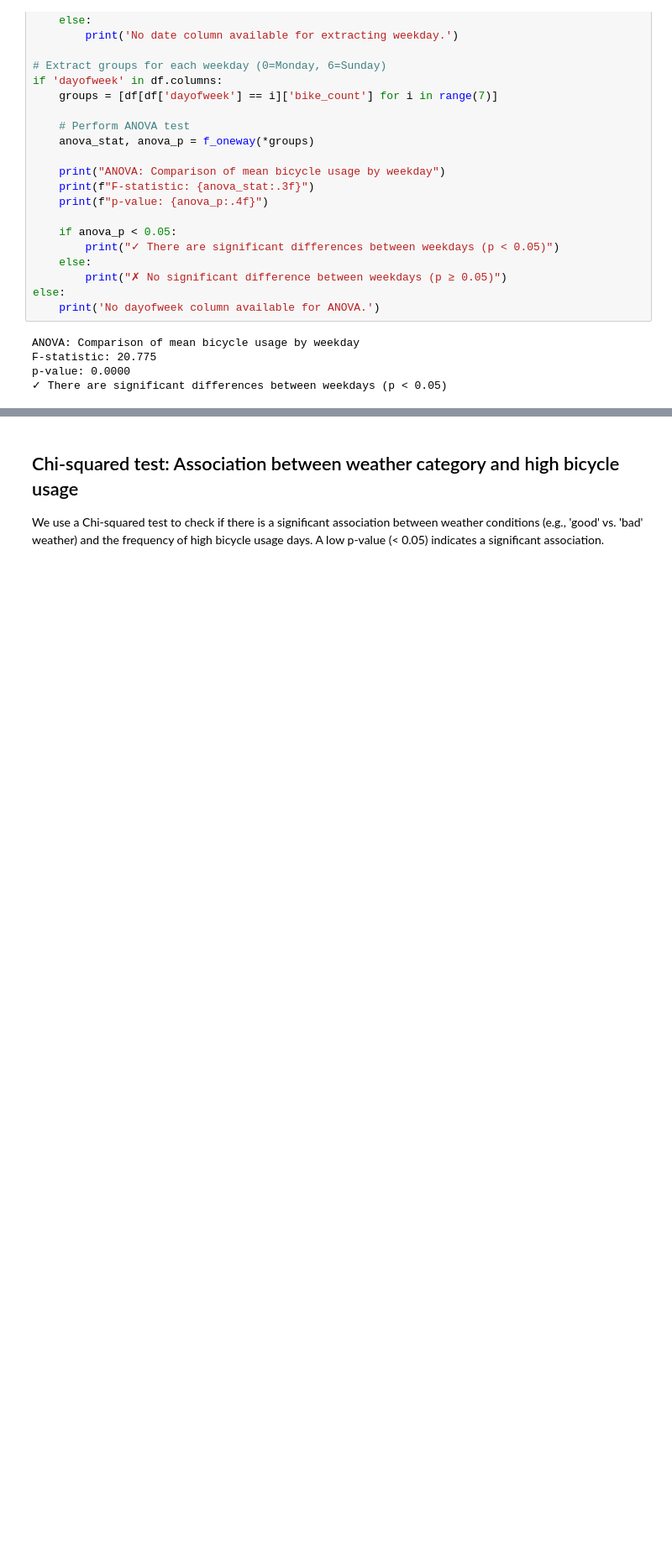
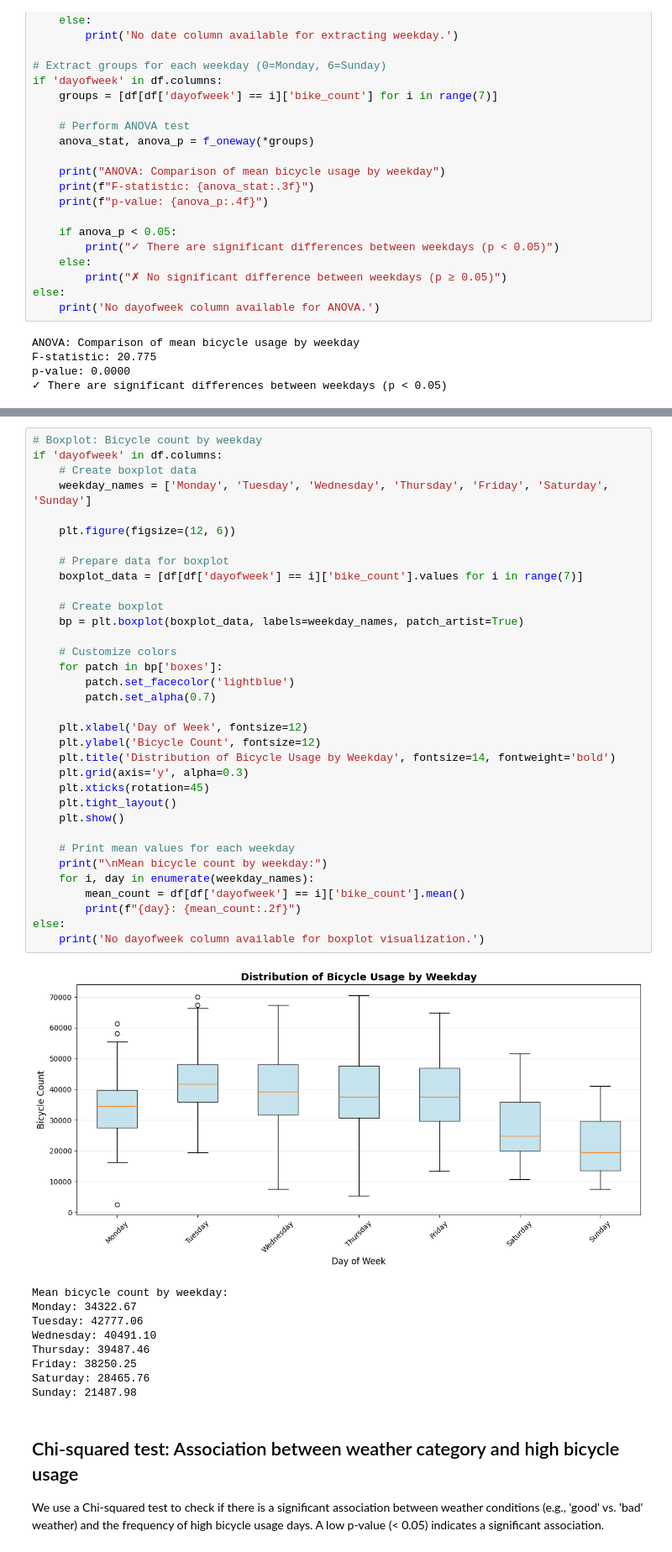
Before and after one commit to zulliand/data_analytics_project, a Jupyter notebook: notebooks/03_eda.ipynb, the cells around one changed output, grey strips where cells are left out. Shown at 84% size. Saved outputs shown, nothing was run; the diff lists cells and outputs as text; blank space fills up the shorter version.

Commit message:
added boxplot

```diff
--- a/notebooks/03_eda.ipynb
+++ b/notebooks/03_eda.ipynb
@@ -276,3 +278,47 @@ p-value: 0.0000
+# %%
+# Boxplot: Bicycle count by weekday
+if 'dayofweek' in df.columns:
+    # Create boxplot data
+    weekday_names = ['Monday', 'Tuesday', 'Wednesday', 'Thursday', 'Friday', 'Saturday', 'Sunday']
+
+    plt.figure(figsize=(12, 6))
+
+    # Prepare data for boxplot
+    boxplot_data = [df[df['dayofweek'] == i]['bike_count'].values for i in range(7)]
+
+    # Create boxplot
+    bp = plt.boxplot(boxplot_data, labels=weekday_names, patch_artist=True)
+
+    # Customize colors
+    for patch in bp['boxes']:
+        patch.set_facecolor('lightblue')
+        patch.set_alpha(0.7)
+
+    plt.xlabel('Day of Week', fontsize=12)
+    plt.ylabel('Bicycle Count', fontsize=12)
+    plt.title('Distribution of Bicycle Usage by Weekday', fontsize=14, fontweight='bold')
+    plt.grid(axis='y', alpha=0.3)
+    plt.xticks(rotation=45)
+    plt.tight_layout()
+    plt.show()
+
+    # Print mean values for each weekday
+    print("\nMean bicycle count by weekday:")
+    for i, day in enumerate(weekday_names):
+        mean_count = df[df['dayofweek'] == i]['bike_count'].mean()
+        print(f"{day}: {mean_count:.2f}")
+else:
+    print('No dayofweek column available for boxplot visualization.')
+# %% [output]
+[figure, added]
+Mean bicycle count by weekday:
+Monday: 34322.67
+Tuesday: 42777.06
+Wednesday: 40491.10
+Thursday: 39487.46
+Friday: 38250.25
+Saturday: 28465.76
+Sunday: 21487.98
 # %% [markdown]
 ## Chi-squared test: Association between weather category and high bicycle usage
 
```
Also changed, not shown: parts of 2 cells of this notebook.
